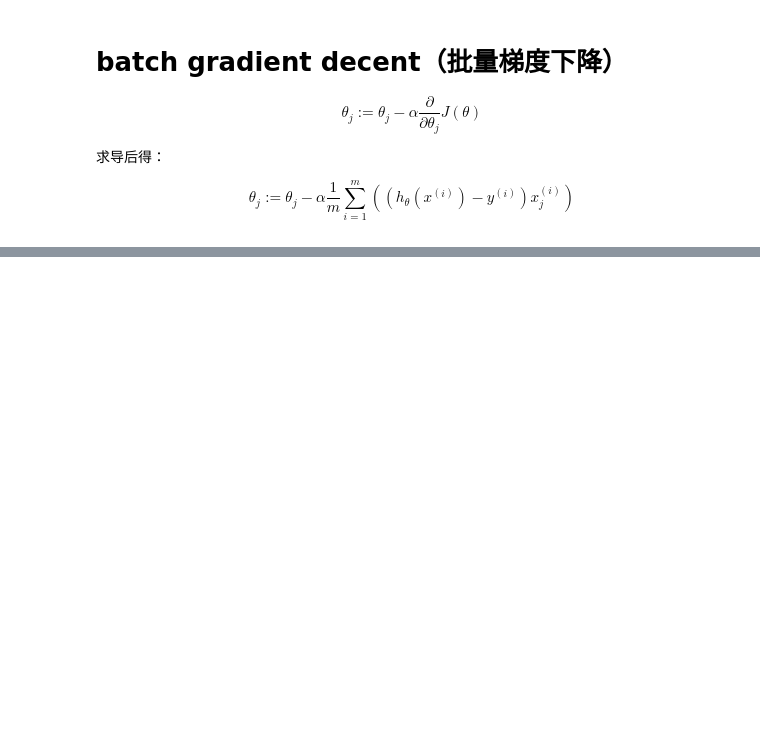
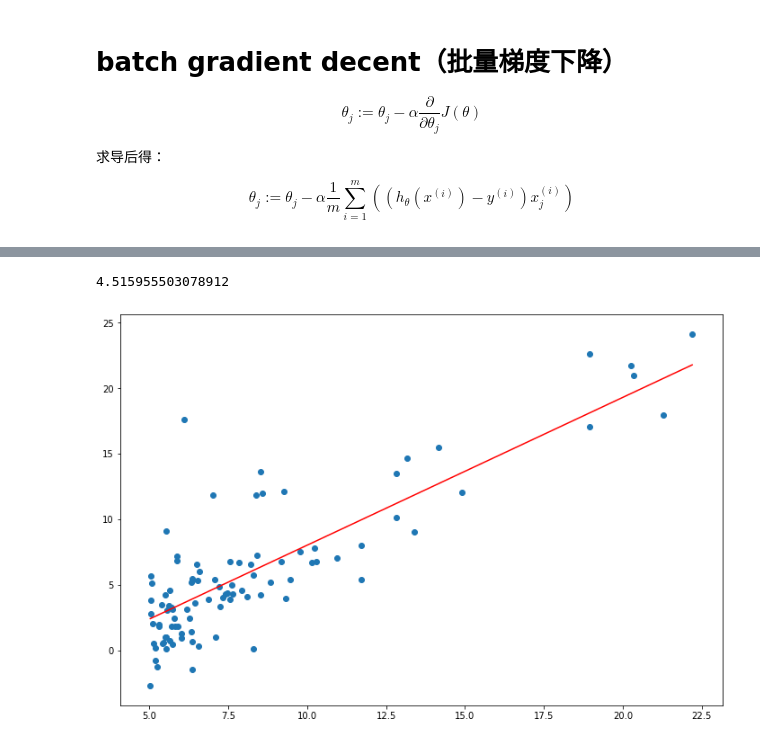
Before and after one commit to hehekyo/Coursera_ML_Exercise, a Jupyter notebook: machine-learning-ex1/ex1_t1.ipynb, the cells around one changed output, grey strips where cells are left out. Saved outputs shown, nothing was run; the diff lists cells and outputs as text; code cells hidden in the pictures; blank space fills up the shorter version.

```diff
--- a/machine-learning-ex1/ex1_t1.ipynb
+++ b/machine-learning-ex1/ex1_t1.ipynb
@@ -36,7 +36,7 @@ plt.show()
 [figure]
 # %%
 #代价函数
-def cost_compute(X,y,theta):
+def computeCost(X,y,theta):
     inner = np.power(((X * theta.T) -y),2)
 
     return  np.sum(inner) / (2*len(X))
@@ -109,12 +109,22 @@ $${{\theta }_{j}}:={{\theta }_{j}}-\alpha\frac{1}{m}\sum\limits_{i=1}^{m}{{{\lef
 def gradientDescent(X,y,theta,alpha,iters):
     temp = np.matrix(np.zeros(theta.shape))
     parameters = int(theta.ravel().shape[1])
+    history_cost = np.zeros(iters)
 
     for i in range(iters):
-        error = X * theta.T - y
+        error = (X * theta.T) - y
 
         for j in range(parameters):
             term = np.multiply(error,X[:,j])
+            temp[0,j]= theta[0,j] - ((alpha / len(X)) * np.sum(term))
+        theta = temp
+        history_cost[i] = computeCost(X, y, theta)
 
-
-    return theta
+    return theta,history_cost
+# %%
+#学习速率α和要执行的迭代次数。
+alpha = 0.01
+iters = 1000
+# %%
+g,history_cost = gradientDescent(X,y,theta,alpha,iters)
+g
@@ -120,0 +146,15 @@ def gradientDescent(X,y,theta,alpha,iters):
+# %%
+computeCost(X, y, g)
+# %% [output]
+4.515955503078912
+# %%
+#绘制线性模型以及数据
+
+x = np.linspace(data.population.min(),data.population.max(),100)
+f = g[0,0] + (g[0,1] * x)
+fig, ax = plt.subplots(figsize=(12,8))
+ax.plot(x,f,'r',label='Prediction')
+ax.scatter(data.population,data.profit,label='Training Data')
+plt.show()
+# %% [output]
+[figure, added]
```
Also changed, not shown: parts of 3 cells of this notebook, 2 other files.
